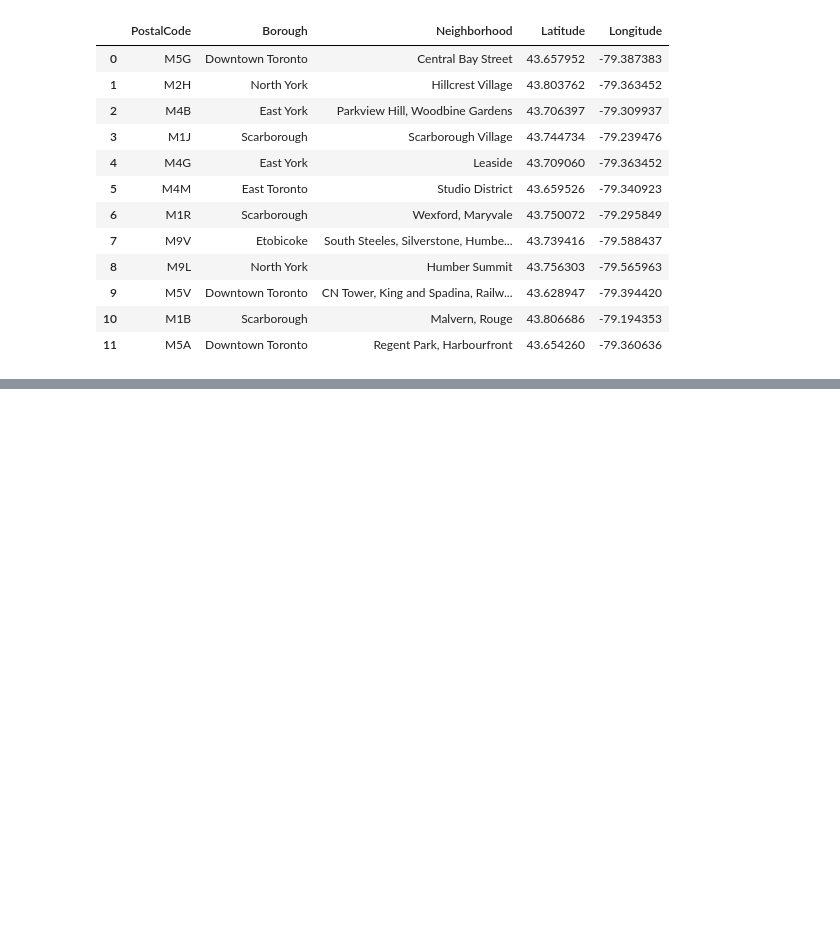
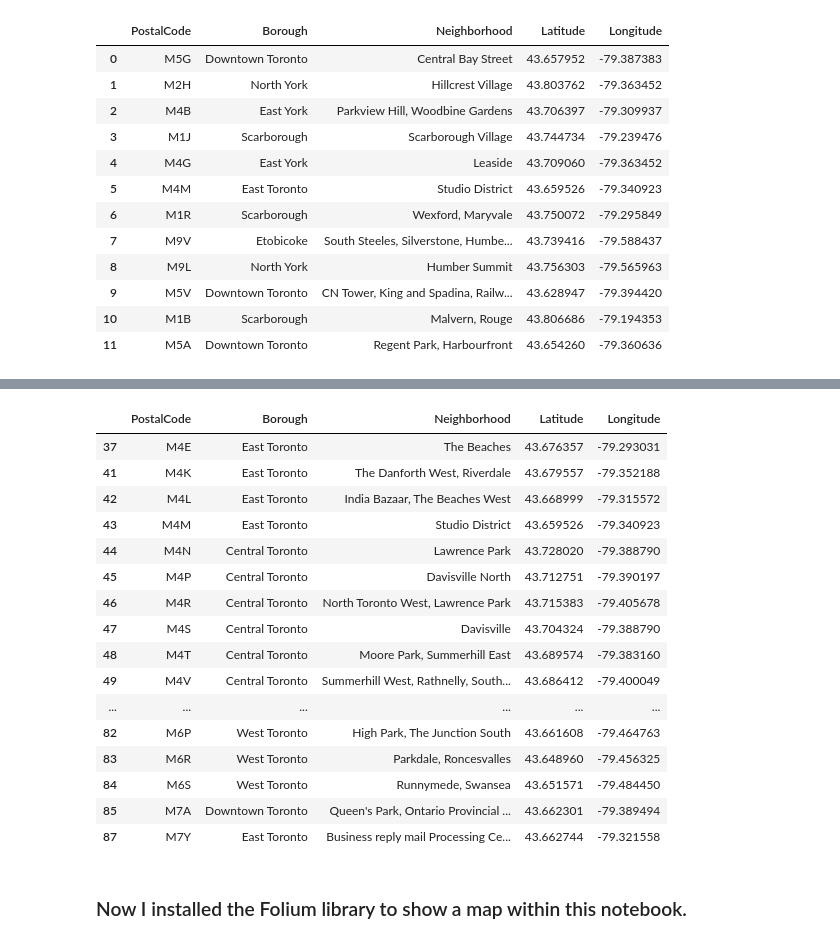
Before and after one commit to melipass/Coursera_Capstone, a Jupyter notebook: Week3Notebook.ipynb, the cells around one changed output, grey strips where cells are left out. Saved outputs shown, nothing was run; the diff lists cells and outputs as text; code cells hidden in the pictures; blank space fills up the shorter version.

```diff
--- a/Week3Notebook.ipynb
+++ b/Week3Notebook.ipynb
@@ -240,0 +258,23 @@ merged_df.iloc[pd.Index(merged_df['PostalCode']).get_indexer(items)].reset_index
+# %%
+toronto_df = merged_df[merged_df['Borough'].str.contains('Toronto')]
+toronto_df
+# %% [output]
+|  | PostalCode | Borough | Neighborhood | Latitude | Longitude |
+| 37 | M4E | East Toronto | The Beaches | 43.676357 | -79.293031 |
+| 41 | M4K | East Toronto | The Danforth West, Riverdale | 43.679557 | -79.352188 |
+| 42 | M4L | East Toronto | India Bazaar, The Beaches West | 43.668999 | -79.315572 |
+| 43 | M4M | East Toronto | Studio District | 43.659526 | -79.340923 |
+| 44 | M4N | Central Toronto | Lawrence Park | 43.728020 | -79.388790 |
+| 45 | M4P | Central Toronto | Davisville North | 43.712751 | -79.390197 |
+| 46 | M4R | Central Toronto | North Toronto West, Lawrence Park | 43.715383 | -79.405678 |
+| 47 | M4S | Central Toronto | Davisville | 43.704324 | -79.388790 |
+| 48 | M4T | Central Toronto | Moore Park, Summerhill East | 43.689574 | -79.383160 |
+| 49 | M4V | Central Toronto | Summerhill West, Rathnelly, South... | 43.686412 | -79.400049 |
+| ... | ... | ... | ... | ... | ... |
+| 82 | M6P | West Toronto | High Park, The Junction South | 43.661608 | -79.464763 |
+| 83 | M6R | West Toronto | Parkdale, Roncesvalles | 43.648960 | -79.456325 |
+| 84 | M6S | West Toronto | Runnymede, Swansea | 43.651571 | -79.484450 |
+| 85 | M7A | Downtown Toronto | Queen's Park, Ontario Provincial ... | 43.662301 | -79.389494 |
+| 87 | M7Y | East Toronto | Business reply mail Processing Ce... | 43.662744 | -79.321558 |
+# %% [markdown]
+### Now I installed the Folium library to show a map within this notebook.
```
Also changed, not shown: parts of 22 cells of this notebook.
